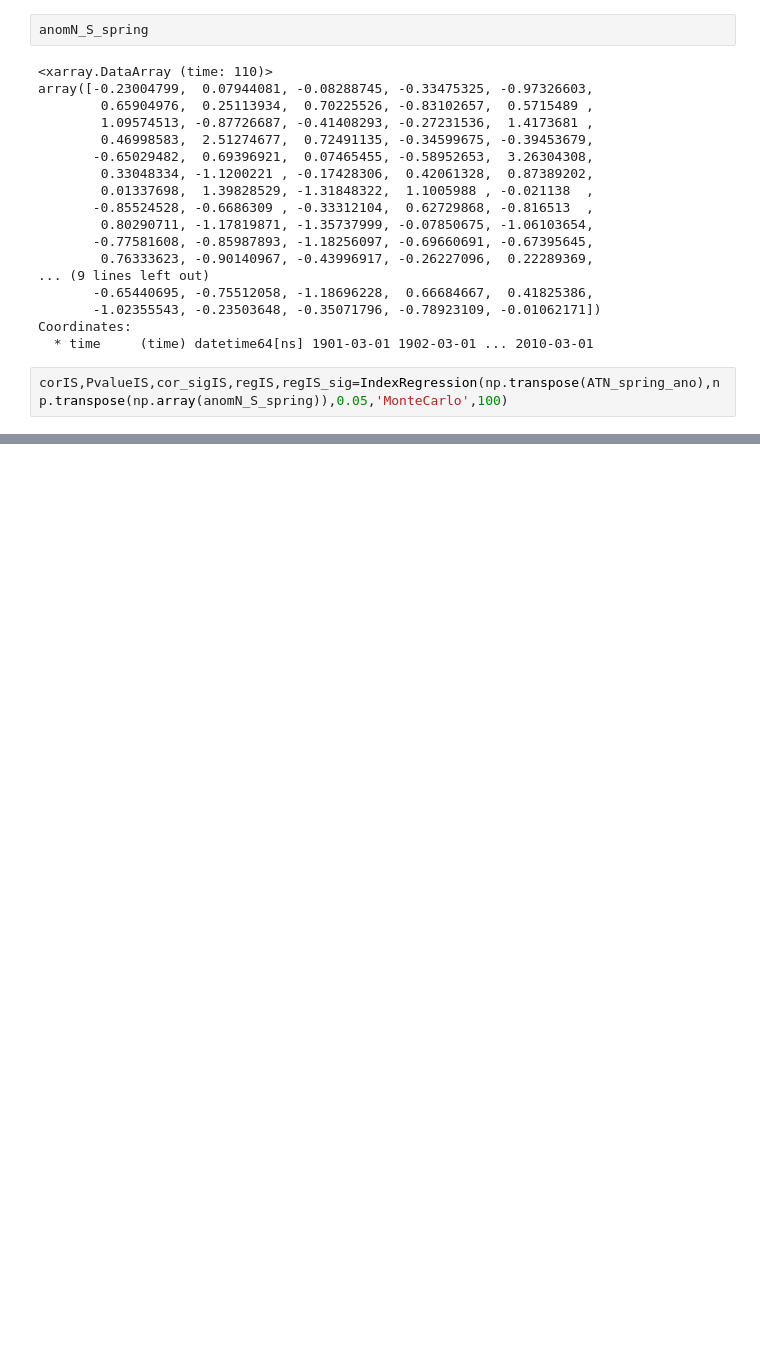
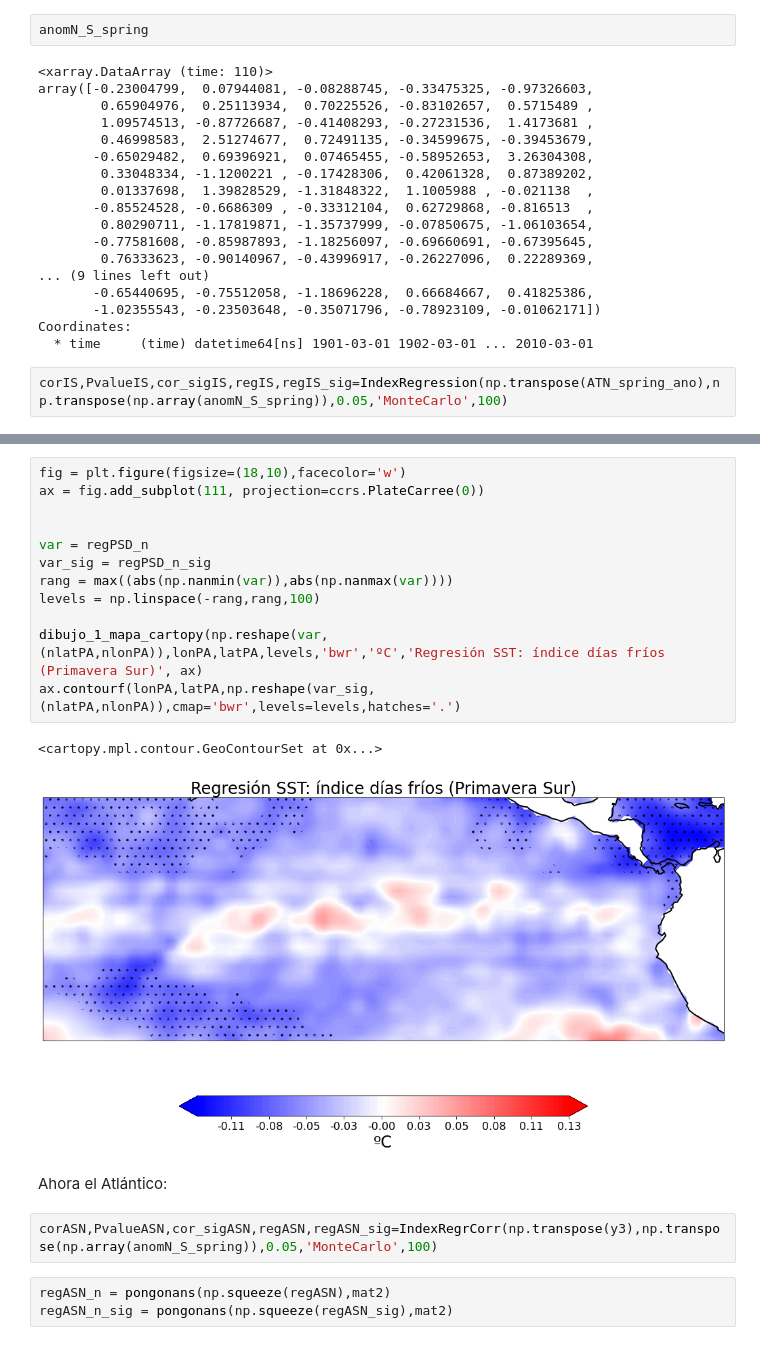
Before and after one commit to nagoremeabe/practica_3, a Jupyter notebook: Practica3_Diego_Parte2.ipynb, the cells around one changed output, grey strips where cells are left out. Cells and saved outputs as stored; diff of their text form; blank space fills up the shorter version.

```diff
--- a/Practica3_Diego_Parte2.ipynb
+++ b/Practica3_Diego_Parte2.ipynb
@@ -1003,0 +1048,22 @@ ax.contourf(lonAN,latAN,np.reshape(var_sig,(nlat,nlon)),cmap='bwr',levels=levels
+# %%
+fig = plt.figure(figsize=(18,10),facecolor='w')
+ax = fig.add_subplot(111, projection=ccrs.PlateCarree(0))
+
+
+var = regPSD_n
+var_sig = regPSD_n_sig
+rang = max((abs(np.nanmin(var)),abs(np.nanmax(var))))
+levels = np.linspace(-rang,rang,100)
+
+dibujo_1_mapa_cartopy(np.reshape(var,(nlatPA,nlonPA)),lonPA,latPA,levels,'bwr','ºC','Regresión SST: índice días fríos (Primavera Sur)', ax)
+ax.contourf(lonPA,latPA,np.reshape(var_sig,(nlatPA,nlonPA)),cmap='bwr',levels=levels,hatches='.')
+# %% [output]
+<cartopy.mpl.contour.GeoContourSet at 0x...>
+[figure, added]
+# %% [markdown]
+Ahora el Atlántico:
+# %%
+corASN,PvalueASN,cor_sigASN,regASN,regASN_sig=IndexRegrCorr(np.transpose(y3),np.transpose(np.array(anomN_S_spring)),0.05,'MonteCarlo',100)
+# %%
+regASN_n = pongonans(np.squeeze(regASN),mat2)
+regASN_n_sig = pongonans(np.squeeze(regASN_sig),mat2)
```
Also changed, not shown: parts of 18 cells of this notebook.
